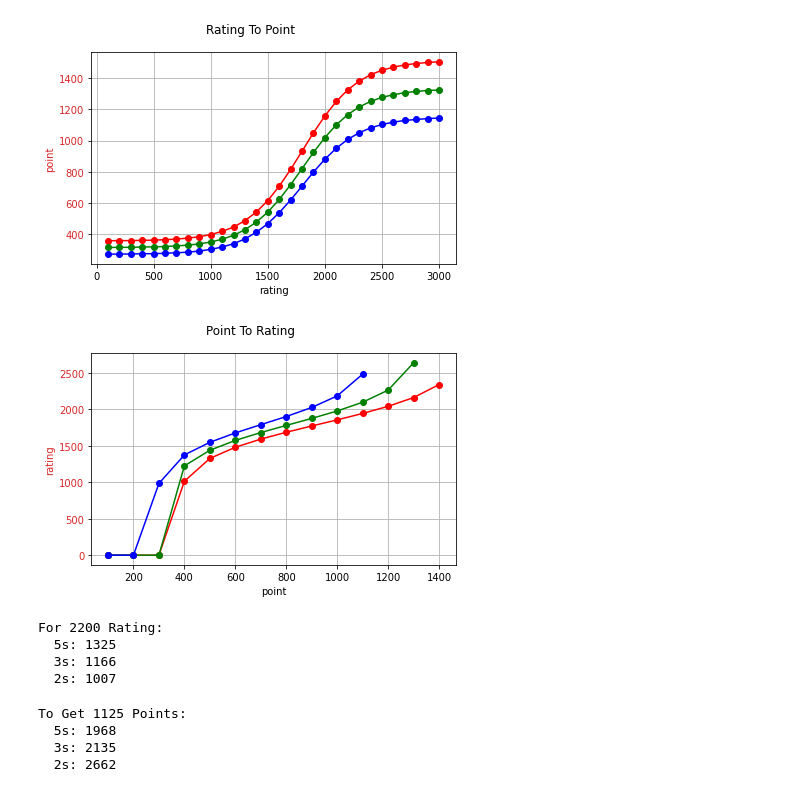
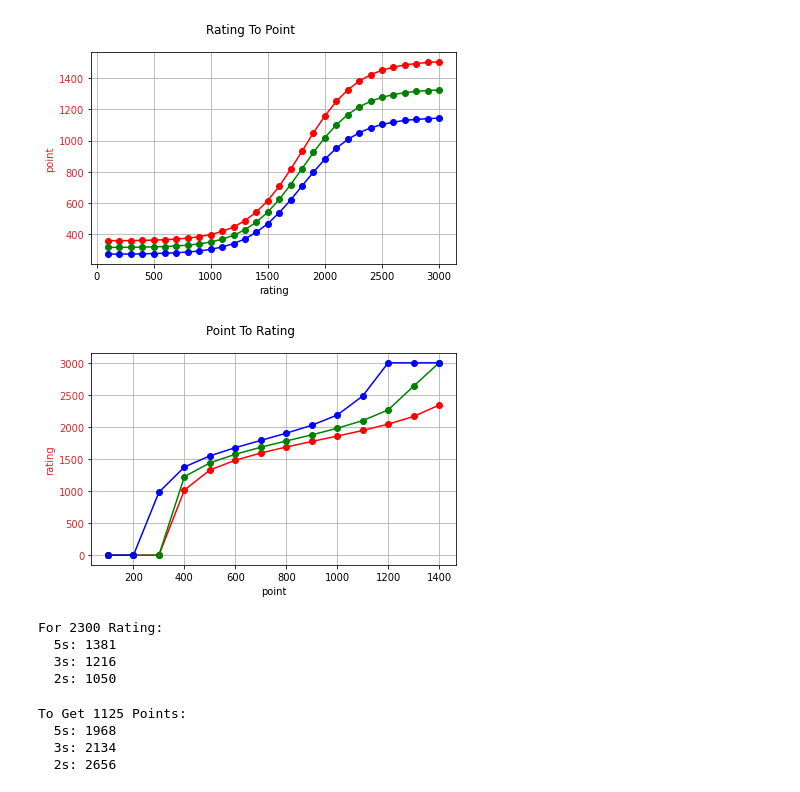
Before and after one commit to jki14/nichijou-scripts, a Jupyter notebook: wow/simulation/bcc/arena-point.ipynb, the cells around one changed output. Cells and saved outputs as stored; diff of their text form; code cells hidden in the pictures.

Commit message:
Improve WoW BCC Simulation for Arena Points
Correct the rounding errors to fit APCalculator-v1.06.

```diff
--- a/wow/simulation/bcc/arena-point.ipynb
+++ b/wow/simulation/bcc/arena-point.ipynb
@@ -1,20 +1,21 @@
 # %%
-def calc(rating):
+def calc(rating, coefficient = 1.0):
     # if rating > 1500:
     #     return int(round(1511.26 / (1 + 1639.28 * 2.71828 ** (-0.00412 * rating))))
     # else:
     #     return int(round(0.22 * rating + 14))
-    return int(round(356 + (1157 / (1 + 1675 * 2.71828 ** (-0.00412 * rating)))))
+    foo = 356 + (1157 / (1 + 1675 * 2.71828 ** (-0.00412 * rating)))
+    return int(round(foo * coefficient))
 # %%
 from math import inf
 
-def calc2(point):
+def calc2(point, coefficient = 1.0):
     lef, rig = 0, 3000
     if calc(rig) < point:
         return inf
     while lef < rig:
         mid = (lef + rig) >> 1
-        if calc(mid) >= point:
+        if calc(mid, coefficient) >= point:
             rig = mid
         else:
             lef = mid + 1
@@ -47,51 +48,48 @@ plotRatingToPoint()
 # %%
 from math import ceil
 
 def plotPointToRating():
     points = [i for i in range(100, 1500, 100)]
-    rating5s = [calc2(i) for i in points]
-    rating3s = [calc2(ceil(i / 0.88)) for i in points]
-    rating2s = [calc2(ceil(i / 0.76)) for i in points]
 
     fig, ax1 = plt.subplots()
     color = 'tab:red'
     ax1.set_xlabel('point')
     ax1.set_ylabel('rating', color = color)
-    ax1.plot(points, rating5s, 'ro-')
-    ax1.plot(points, rating3s, 'go-')
-    ax1.plot(points, rating2s, 'bo-')
+    ax1.plot(points, [calc2(i, 1.00) for i in points], 'ro-')
+    ax1.plot(points, [calc2(i, 0.88) for i in points], 'go-')
+    ax1.plot(points, [calc2(i, 0.76) for i in points], 'bo-')
     ax1.tick_params(axis = 'y', labelcolor = color)
 
     fig.suptitle('Point To Rating')
     fig.tight_layout()
     plt.grid()
     plt.show()
 
 
 plotPointToRating()
 # %% [output]
-[figure, old version]
+[figure, new version]
 # %%
-rating = 2200
+rating = 2300
 
 print('For %d Rating:' % rating)
-print('  5s: %d' % calc(rating))
-print('  3s: %d' % round(calc(rating) * 0.88))
-print('  2s: %d' % round(calc(rating) * 0.76))
+print('  5s: %d' % calc(rating, 1.00))
+print('  3s: %d' % calc(rating, 0.88))
+print('  2s: %d' % calc(rating, 0.76))
 # %% [output]
-For 2200 Rating:
-  5s: 1325
-  3s: 1166
-  2s: 1007
+For 2300 Rating:
+  5s: 1381
+  3s: 1216
+  2s: 1050
 # %%
 point = 1125
 
 print('To Get %d Points:' % point)
-print('  5s: %d' % calc2(point))
-print('  3s: %d' % calc2(ceil(point / 0.88)))
-print('  2s: %d' % calc2(ceil(point / 0.76)))
+print('  5s: %d' % calc2(point, 1.00))
+print('  3s: %d' % calc2(point, 0.88))
+print('  2s: %d' % calc2(point, 0.76))
 # %% [output]
 To Get 1125 Points:
   5s: 1968
-  3s: 2135
-  2s: 2662
+  3s: 2134
+  2s: 2656
```
Also changed, not shown: parts of 1 cell of this notebook.
